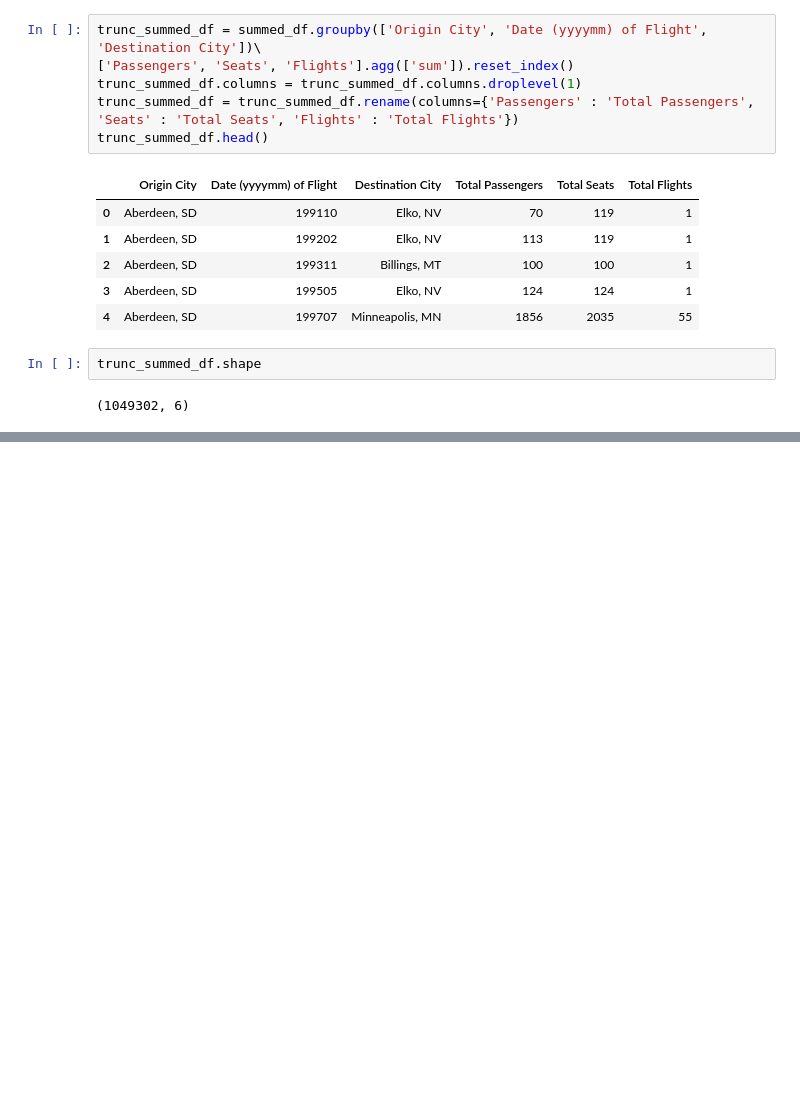
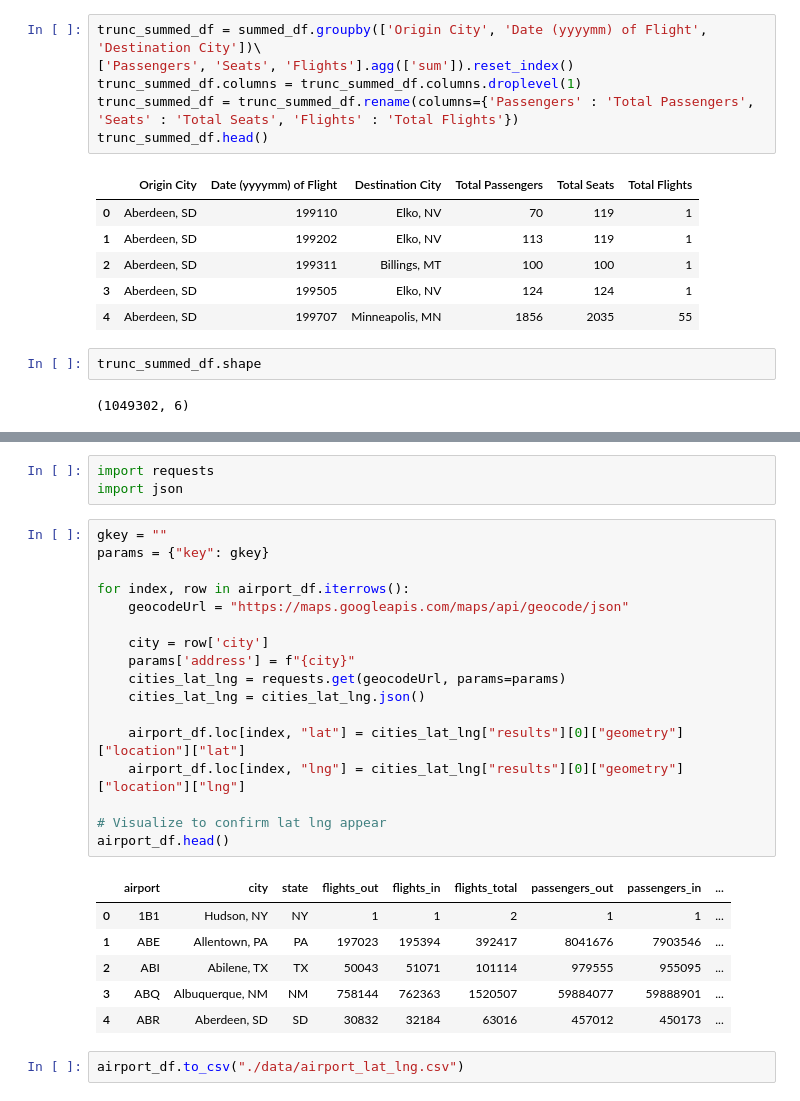
Before and after one commit to Sam-Marshall/Twenty_Years_Of_Flight, a Jupyter notebook: Flight_Exploration_Stacy.ipynb, the cells around one changed output, grey strips where cells are left out. Drawn from its saved outputs; the diff is of its cells as text; blank space fills up the shorter version.

```diff
--- a/Flight_Exploration_Stacy.ipynb
+++ b/Flight_Exploration_Stacy.ipynb
@@ -256,0 +283,29 @@ trunc_summed_df.shape
+# %%
+import requests
+import json
+# %%
+gkey = ""
+params = {"key": gkey}
+
+for index, row in airport_df.iterrows():
+    geocodeUrl = "https://maps.googleapis.com/maps/api/geocode/json"
+
+    city = row['city']
+    params['address'] = f"{city}"
+    cities_lat_lng = requests.get(geocodeUrl, params=params)
+    cities_lat_lng = cities_lat_lng.json()
+
+    airport_df.loc[index, "lat"] = cities_lat_lng["results"][0]["geometry"]["location"]["lat"]
+    airport_df.loc[index, "lng"] = cities_lat_lng["results"][0]["geometry"]["location"]["lng"]
+
+# Visualize to confirm lat lng appear
+airport_df.head()
+# %% [output]
+|  | airport | city | state | flights_out | flights_in | flights_total | passengers_out | passengers_in | ... |
+| 0 | 1B1 | Hudson, NY | NY | 1 | 1 | 2 | 1 | 1 | ... |
+| 1 | ABE | Allentown, PA | PA | 197023 | 195394 | 392417 | 8041676 | 7903546 | ... |
+| 2 | ABI | Abilene, TX | TX | 50043 | 51071 | 101114 | 979555 | 955095 | ... |
+| 3 | ABQ | Albuquerque, NM | NM | 758144 | 762363 | 1520507 | 59884077 | 59888901 | ... |
+| 4 | ABR | Aberdeen, SD | SD | 30832 | 32184 | 63016 | 457012 | 450173 | ... |
+# %%
+airport_df.to_csv("./data/airport_lat_lng.csv")
```
Also changed, not shown: parts of 4 cells of this notebook, 4 other files.
